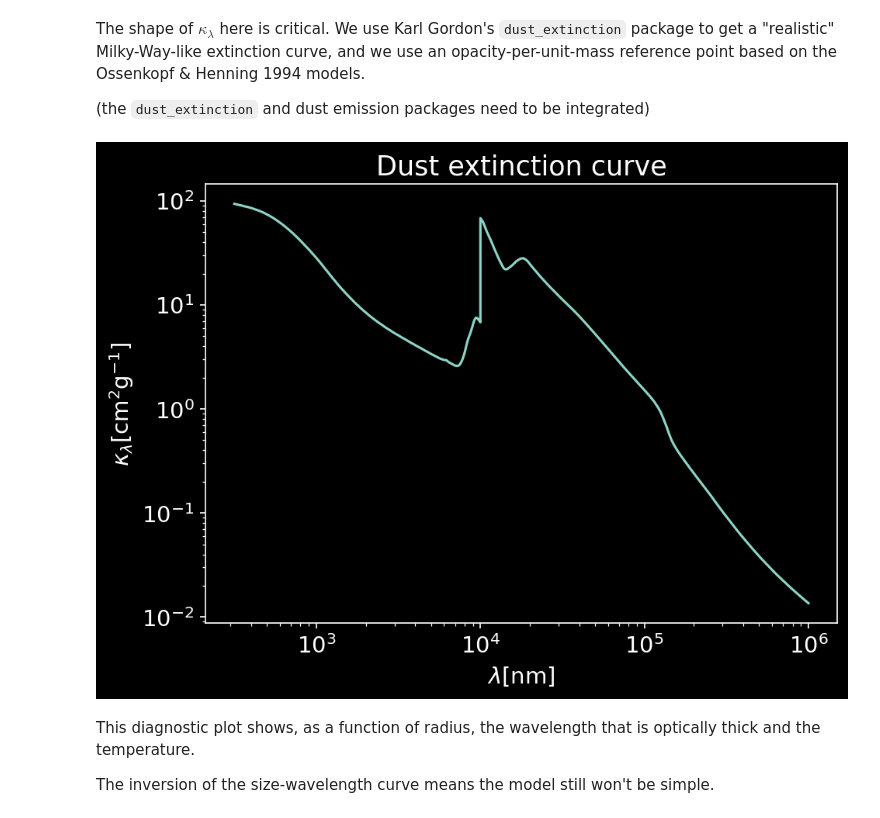
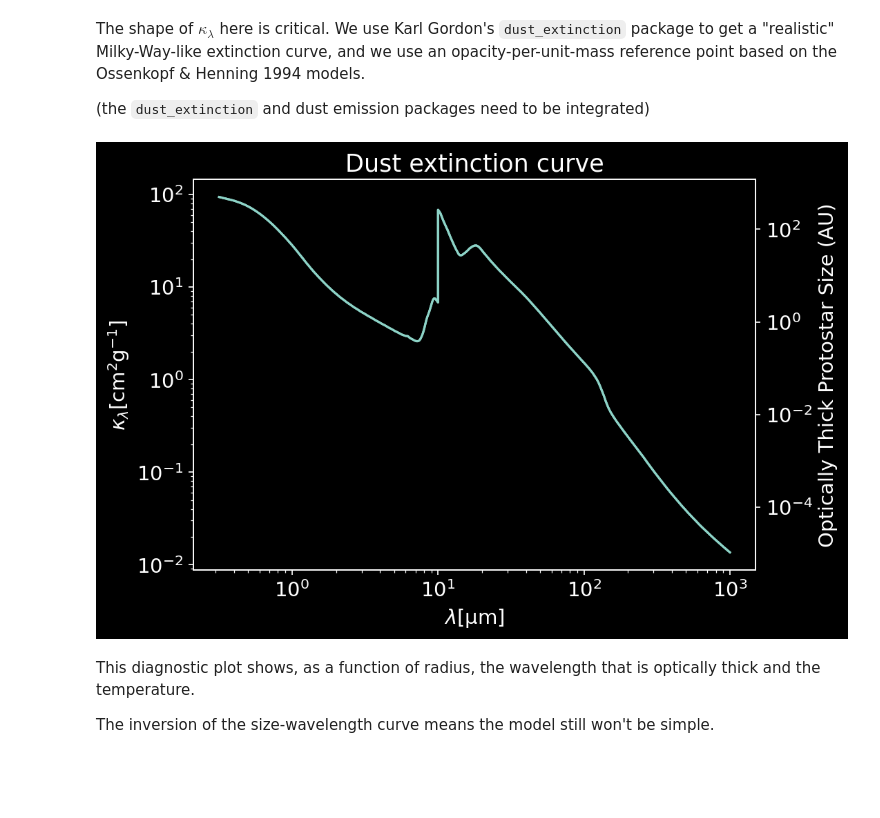
Before and after one commit to keflavich/StarFormationClass, a Jupyter notebook: lectures/Lecture 7 - Protostar Formation.ipynb, the cells around one changed output. Drawn from its saved outputs; the diff is of its cells as text; code cells hidden in the pictures; blank space fills up the shorter version.

```diff
--- a/lectures/Lecture 7 - Protostar Formation.ipynb
+++ b/lectures/Lecture 7 - Protostar Formation.ipynb
@@ -434,12 +434,17 @@ r_lam = (9 * kappa**2 * mdot**2 / (32 * np.pi**2 * constants.G * mstar)).to(u.au
 tem = 1000 * (r_lam/(0.4*u.au))**-0.8 * u.K
 # %%
 with quantity_support():
-    pl.loglog(lam, kappa)
-    pl.title("Dust extinction curve")
-    pl.ylabel("$\kappa_\lambda [\mathrm{cm}^2 \mathrm{g}^{-1}]$")
-    pl.xlabel("$\lambda [\mathrm{nm}]$")
+    ax1 = pl.gca()
+    ax1.loglog(lam.to(u.um), kappa)
+    ax1.set_title("Dust extinction curve")
+    ax1.set_ylabel("$\kappa_\lambda [\mathrm{cm}^2 \mathrm{g}^{-1}]$")
+    ax1.set_xlabel(r"$\lambda [\mathrm{\mu m}]$")
+    ax2 = ax1.twinx()
+    ax2.loglog(lam.to(u.um), r_lam.to(u.au),  label='$\\lambda(r)$')#, color='r', linestyle='--')
+    #ax2.set_xlabel("Wavelength (nm)")
+    ax2.set_ylabel("Optically Thick Protostar Size (AU)")
 # %% [output]
-[figure, old version]
+[figure, new version]
 # %% [markdown]
 This diagnostic plot shows, as a function of radius, the wavelength that is optically thick and the temperature.
 
```
Also changed, not shown: parts of 4 cells of this notebook, 2 other files.
